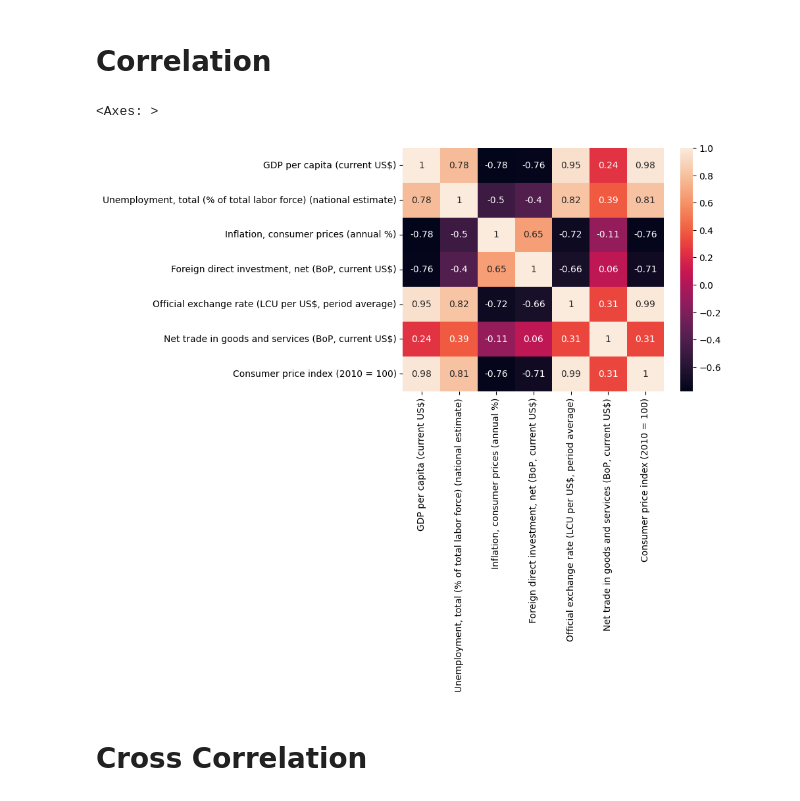
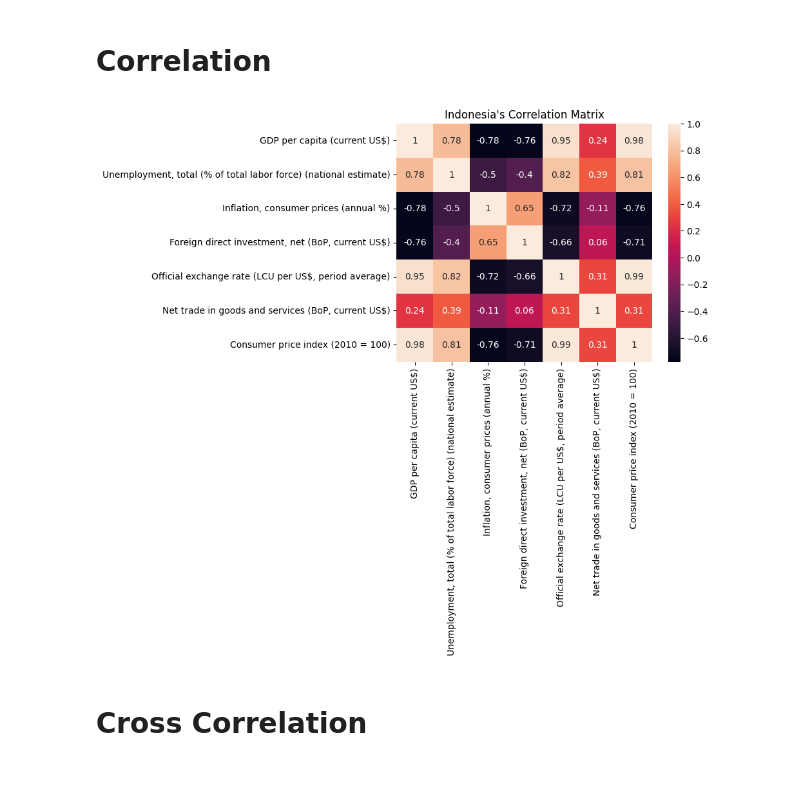
Before and after one commit to rizal-mujahiddan/Analyst_Economy_Indonesia, a Jupyter notebook: world-development-indicators-code.ipynb, the cells around one changed output. Drawn from its saved outputs; the diff is of its cells as text; code cells hidden in the pictures.

```diff
--- a/world-development-indicators-code.ipynb
+++ b/world-development-indicators-code.ipynb
@@ -681,8 +714,10 @@ plt.show()
 # %%
 import seaborn as sns
 sns.heatmap(indonesia_df.corr(method='spearman'), annot=True)
+plt.title("Indonesia's Correlation Matrix")
+plt.savefig("Indonesia's Correlation Matrix.png")
+plt.show()
 # %% [output]
-<Axes: >
-[figure, old version]
+[figure, new version]
 # %% [markdown]
 # Cross Correlation
```
Also changed, not shown: parts of 69 cells of this notebook.
